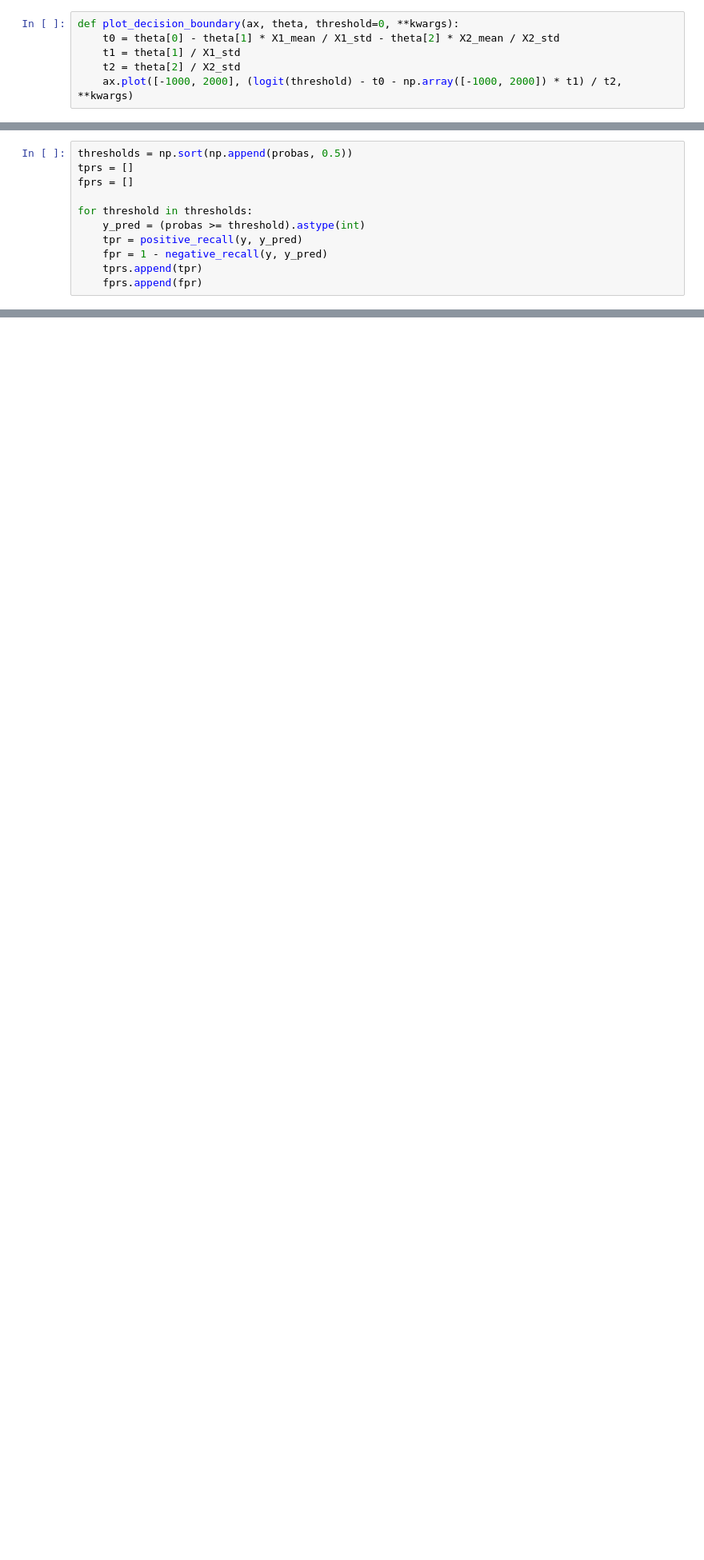
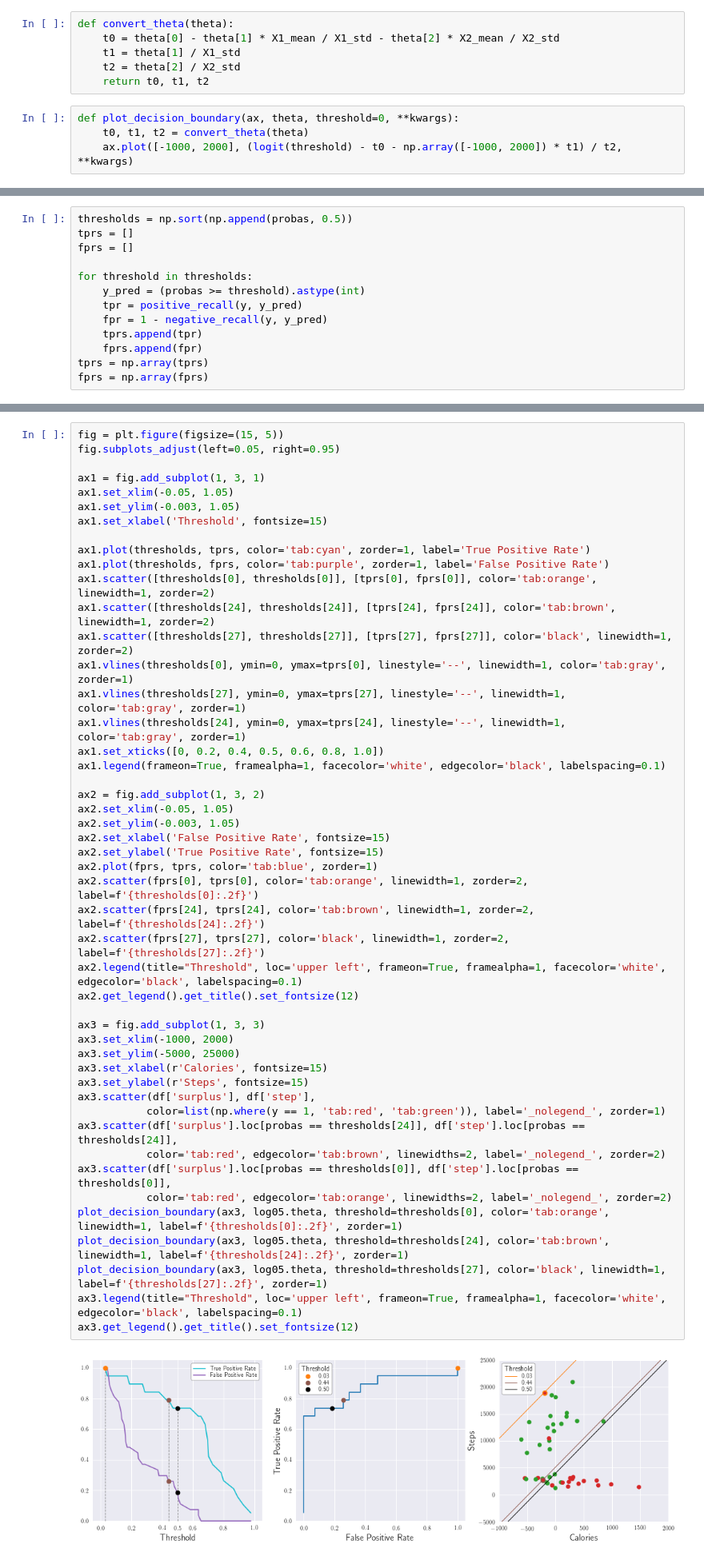
Before and after one commit to khanhnguyendata/logweight, a Jupyter notebook: logweight.ipynb, the cells around one changed output, grey strips where cells are left out. Shown at 80% size. Cells and saved outputs as stored; diff of their text form; blank space fills up the shorter version.

Commit message:
Visualize different chosen thresholds for logistic regression

```diff
--- a/logweight.ipynb
+++ b/logweight.ipynb
@@ -215,11 +214,15 @@ X2_mean, X2_std = df['step'].mean(), df['step'].std()
 def logit(p):
     return log(p / (1-p))
 # %%
-def plot_decision_boundary(ax, theta, threshold=0, **kwargs):
+def convert_theta(theta):
     t0 = theta[0] - theta[1] * X1_mean / X1_std - theta[2] * X2_mean / X2_std
     t1 = theta[1] / X1_std
     t2 = theta[2] / X2_std
-    ax.plot([-1000, 2000], (logit(threshold) - t0 - np.array([-1000, 2000]) * t1) / t2, **kwargs)
+    return t0, t1, t2
+# %%
+def plot_decision_boundary(ax, theta, threshold=0, **kwargs):
+    t0, t1, t2 = convert_theta(theta)
+    ax.plot([-1000, 2000], (logit(threshold) - t0 - np.array([-1000, 2000]) * t1) / t2, **kwargs)
 # %%
 fig, ax = plt.subplots()
 ax.scatter(df['surplus'], df['step'], color=list(np.where(y == 1, 'Red', 'Green')))
@@ -606,3 +597,5 @@ for threshold in thresholds:
     fpr = 1 - negative_recall(y, y_pred)
     tprs.append(tpr)
     fprs.append(fpr)
+tprs = np.array(tprs)
+fprs = np.array(fprs)
@@ -621,0 +602,50 @@ plt.plot(fprs, tprs)
+# %%
+fig = plt.figure(figsize=(15, 5))
+fig.subplots_adjust(left=0.05, right=0.95)
+
+ax1 = fig.add_subplot(1, 3, 1)
+ax1.set_xlim(-0.05, 1.05)
+ax1.set_ylim(-0.003, 1.05)
+ax1.set_xlabel('Threshold', fontsize=15)
+
+ax1.plot(thresholds, tprs, color='tab:cyan', zorder=1, label='True Positive Rate')
+ax1.plot(thresholds, fprs, color='tab:purple', zorder=1, label='False Positive Rate')
+ax1.scatter([thresholds[0], thresholds[0]], [tprs[0], fprs[0]], color='tab:orange', linewidth=1, zorder=2)
+ax1.scatter([thresholds[24], thresholds[24]], [tprs[24], fprs[24]], color='tab:brown', linewidth=1, zorder=2)
+ax1.scatter([thresholds[27], thresholds[27]], [tprs[27], fprs[27]], color='black', linewidth=1, zorder=2)
+ax1.vlines(thresholds[0], ymin=0, ymax=tprs[0], linestyle='--', linewidth=1, color='tab:gray', zorder=1)
+ax1.vlines(thresholds[27], ymin=0, ymax=tprs[27], linestyle='--', linewidth=1, color='tab:gray', zorder=1)
+ax1.vlines(thresholds[24], ymin=0, ymax=tprs[24], linestyle='--', linewidth=1, color='tab:gray', zorder=1)
+ax1.set_xticks([0, 0.2, 0.4, 0.5, 0.6, 0.8, 1.0])
+ax1.legend(frameon=True, framealpha=1, facecolor='white', edgecolor='black', labelspacing=0.1)
+
+ax2 = fig.add_subplot(1, 3, 2)
+ax2.set_xlim(-0.05, 1.05)
+ax2.set_ylim(-0.003, 1.05)
+ax2.set_xlabel('False Positive Rate', fontsize=15)
+ax2.set_ylabel('True Positive Rate', fontsize=15)
+ax2.plot(fprs, tprs, color='tab:blue', zorder=1)
+ax2.scatter(fprs[0], tprs[0], color='tab:orange', linewidth=1, zorder=2, label=f'{thresholds[0]:.2f}')
+ax2.scatter(fprs[24], tprs[24], color='tab:brown', linewidth=1, zorder=2, label=f'{thresholds[24]:.2f}')
+ax2.scatter(fprs[27], tprs[27], color='black', linewidth=1, zorder=2, label=f'{thresholds[27]:.2f}')
+ax2.legend(title="Threshold", loc='upper left', frameon=True, framealpha=1, facecolor='white', edgecolor='black', labelspacing=0.1)
+ax2.get_legend().get_title().set_fontsize(12)
+
+ax3 = fig.add_subplot(1, 3, 3)
+ax3.set_xlim(-1000, 2000)
+ax3.set_ylim(-5000, 25000)
+ax3.set_xlabel(r'Calories', fontsize=15)
+ax3.set_ylabel(r'Steps', fontsize=15)
+ax3.scatter(df['surplus'], df['step'],
+           color=list(np.where(y == 1, 'tab:red', 'tab:green')), label='_nolegend_', zorder=1)
+ax3.scatter(df['surplus'].loc[probas == thresholds[24]], df['step'].loc[probas == thresholds[24]],
+           color='tab:red', edgecolor='tab:brown', linewidths=2, label='_nolegend_', zorder=2)
+ax3.scatter(df['surplus'].loc[probas == thresholds[0]], df['step'].loc[probas == thresholds[0]],
+           color='tab:red', edgecolor='tab:orange', linewidths=2, label='_nolegend_', zorder=2)
+plot_decision_boundary(ax3, log05.theta, threshold=thresholds[0], color='tab:orange', linewidth=1, label=f'{thresholds[0]:.2f}', zorder=1)
+plot_decision_boundary(ax3, log05.theta, threshold=thresholds[24], color='tab:brown', linewidth=1, label=f'{thresholds[24]:.2f}', zorder=1)
+plot_decision_boundary(ax3, log05.theta, threshold=thresholds[27], color='black', linewidth=1, label=f'{thresholds[27]:.2f}', zorder=1)
+ax3.legend(title="Threshold", loc='upper left', frameon=True, framealpha=1, facecolor='white', edgecolor='black', labelspacing=0.1)
+ax3.get_legend().get_title().set_fontsize(12)
+# %% [output]
+[figure, added]
```
Also changed, not shown: parts of 6 cells of this notebook, 1 other file.
